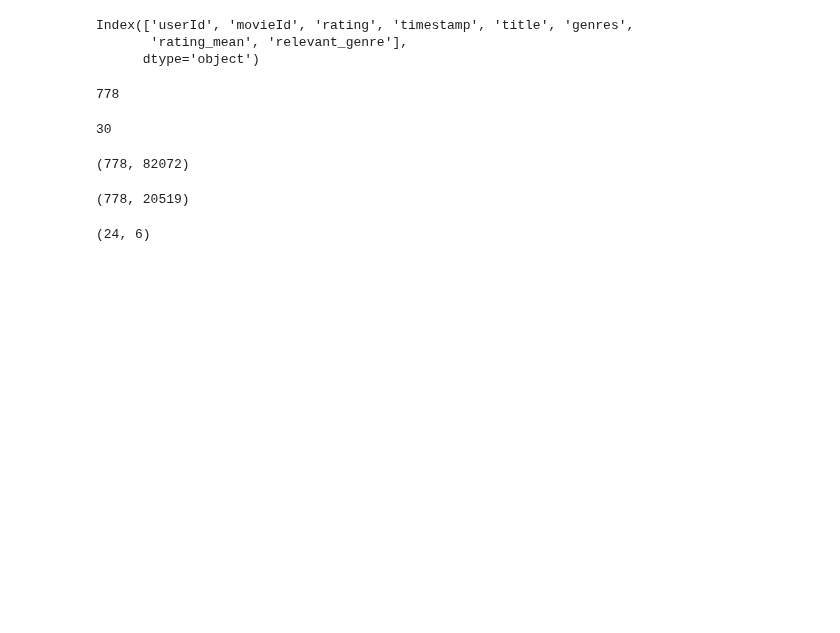
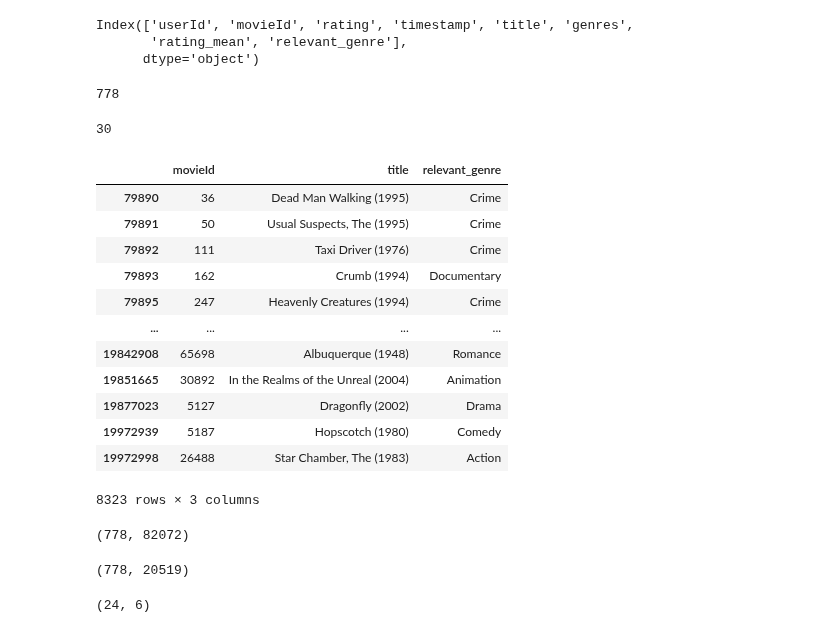
Before and after one commit to ferperezh/IIC3633_ProyectoMetricaDiversidad, a Jupyter notebook: pelicula/pelicula_metrica_diversidad.ipynb, the cells around one changed output. Drawn from its saved outputs; the diff is of its cells as text; code cells hidden in the pictures; blank space fills up the shorter version.

```diff
--- a/pelicula/pelicula_metrica_diversidad.ipynb
+++ b/pelicula/pelicula_metrica_diversidad.ipynb
@@ -221,6 +221,28 @@ data_movie['userId'].nunique()
 data_movie['userId'].value_counts().min()
 # %% [output]
 30
+# %%
+# Obtener de la data_movie todos los movieId, title, relevant_genre
+meta_movies = data_movie[['movieId', 'title', 'relevant_genre']]
+
+# Eliminar los movieId duplicados
+meta_movies = meta_movies.drop_duplicates(subset='movieId')
+
+meta_movies
+# %% [output]
+|  | movieId | title | relevant_genre |
+| 79890 | 36 | Dead Man Walking (1995) | Crime |
+| 79891 | 50 | Usual Suspects, The (1995) | Crime |
+| 79892 | 111 | Taxi Driver (1976) | Crime |
+| 79893 | 162 | Crumb (1994) | Documentary |
+| 79895 | 247 | Heavenly Creatures (1994) | Crime |
+| ... | ... | ... | ... |
+| 19842908 | 65698 | Albuquerque (1948) | Romance |
+| 19851665 | 30892 | In the Realms of the Unreal (2004) | Animation |
+| 19877023 | 5127 | Dragonfly (2002) | Drama |
+| 19972939 | 5187 | Hopscotch (1980) | Comedy |
+| 19972998 | 26488 | Star Chamber, The (1983) | Action |
+8323 rows × 3 columns
 # %%
 from sklearn.model_selection import train_test_split
 
```
Also changed, not shown: parts of 14 cells of this notebook.
